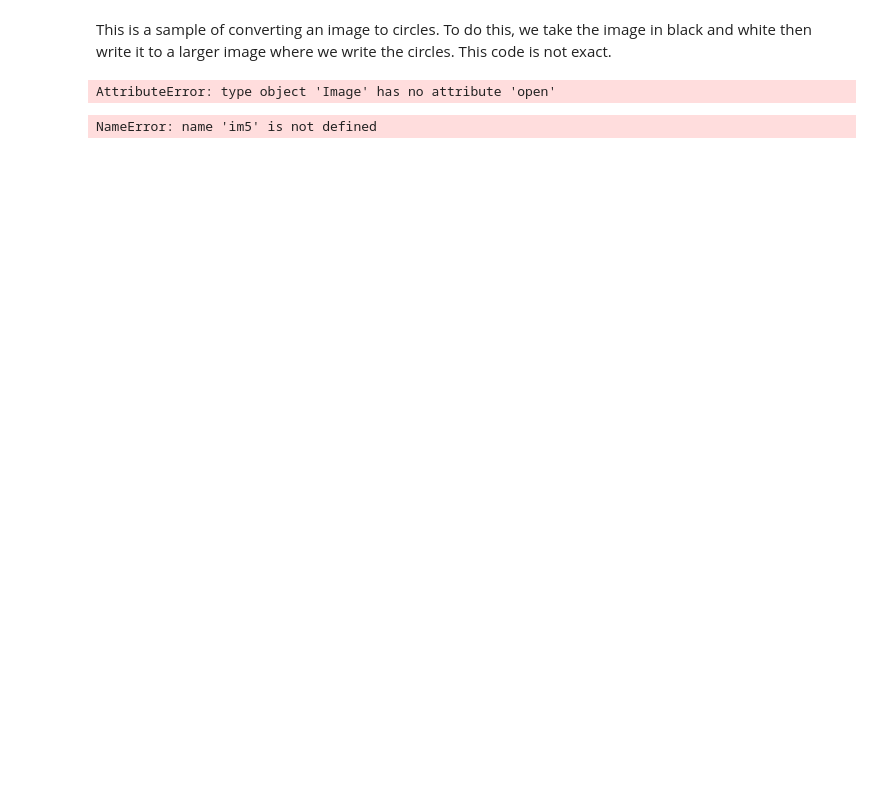
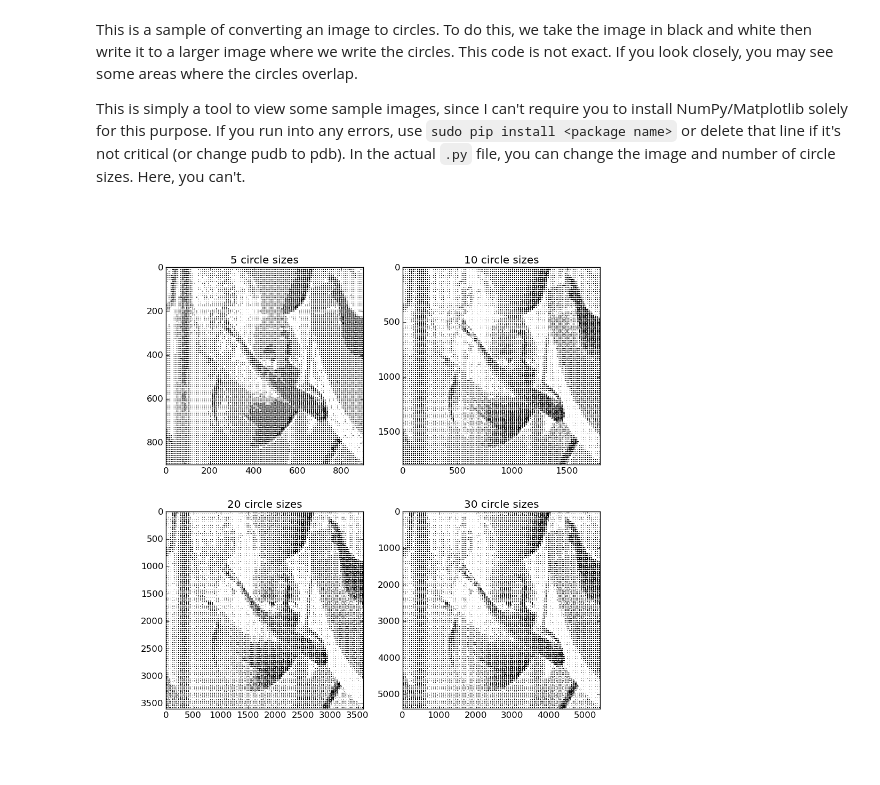
Before and after one commit to stsievert/Rasterize, a Jupyter notebook: Rasterize.ipynb, the cells around one changed output. Saved outputs shown, nothing was run; the diff lists cells and outputs as text; code cells hidden in the pictures; blank space fills up the shorter version.

```diff
--- a/Rasterize.ipynb
+++ b/Rasterize.ipynb
@@ -1,5 +1,7 @@
 # %% [markdown]
-This is a sample of converting an image to circles. To do this, we take the image in black and white then write it to a larger image where we write the circles. This code is not exact.
+This is a sample of converting an image to circles. To do this, we take the image in black and white then write it to a larger image where we write the circles. This code is not exact. If you look closely, you may see some areas where the circles overlap.
+
+This is simply a tool to view some sample images, since I can't require you to install NumPy/Matplotlib solely for this purpose. If you run into any errors, use `sudo pip install <package name>` or delete that line if it's not critical (or change pudb to pdb). In the actual `.py` file, you can change the image and number of circle sizes. Here, you can't.
 # %%
 from __future__ import division
 from PIL import Image
@@ -7,11 +9,6 @@ import numpy as np
 import pudb as pdb
 from numpy import *
 from pylab import *
-
-
-# CHANGE THESE. THEY'RE PSUEDO-ARGUMENTS
-
-# the file has to be one of 'len_std.jpg'
 
 def main(COLORS=15):
     N = 1.8*COLORS
@@ -33,7 +30,7 @@ def main(COLORS=15):
         for y in j:
             for k in range(0, COLORS):
                 if (bw[y,x]>255*k/COLORS) & (bw[y,x]<=255*(k+1)/COLORS):
-                    radius = k+1
+                    radius = k+0.5
 
             new[N*y:N*y+N, N*x:N*x+N] = makecircle2(new[N*y:N*y+N,
                 N*x:N*x+N], radius)
@@ -54,42 +51,54 @@ def rasterize(pixel):
             pixel[y, x] = newpixel
             pixel[y,   x+1] = pixel[y,   x+1] + 7/16 * quant_error
             pixel[y+1, x-1] = pixel[y+1, x-1] + 3/16 * quant_error
             pixel[y+1,   x] = pixel[y+1,   x] + 5/16 * quant_error
             pixel[y+1, x+1] = pixel[y+1, x+1] + 1/16 * quant_error
     return pixel
 
 def makecircle2(pixels, radius):
     """ assumes pixels is a 100x100 array. makes a circle of radius """
     x = np.arange(-pixels.shape[0]//2, pixels.shape[0]//2)
     y = np.arange(-pixels.shape[1]//2, pixels.shape[1]//2)
     x, y = np.meshgrid(x, y)
     circle = np.zeros((len(y), len(x)))
     i = radius < np.sqrt(np.power(x, 2) + np.power(y, 2))
     try: circle[i] = 255
     except: f = 0
 
     return circle
 
 
 im5 = main(COLORS=5)
 im10 = main(COLORS=10)
 im20 = main(COLORS=20)
 im30 = main(COLORS=30)
+
+import matplotlib.pyplot as plt
+plt.clf()
+# set the size to be right
+fig = plt.gcf()
+fig.set_size_inches(10.5,10.5)
+
+# plot each image in a subplot
+plt.subplot(221)
 imshow(im5)
+plt.title('5 circle sizes')
 
+plt.subplot(222)
+imshow(im10)
+plt.title('10 circle sizes')
+
+plt.subplot(223)
+imshow(im20)
+plt.title('20 circle sizes')
+
+plt.subplot(224)
+imshow(im30)
+plt.title('30 circle sizes')
+
+# show the image in the notebook
 from IPython.core.display import Image
 plt.savefig('notebook.png')
 Image(filename='notebook.png')
 # %% [output]
-AttributeError: type object 'Image' has no attribute 'open'
+[figure, added]
-# %%
-from pylab import *
-from IPython.core.display import Image
-imshow(im5)
-imshow(im10)
-imshow(im20)
-imshow(im30)
-plt.savefig('notebook.png')
-Image(filename='notebook.png')
-# %% [output]
-NameError: name 'im5' is not defined
```
